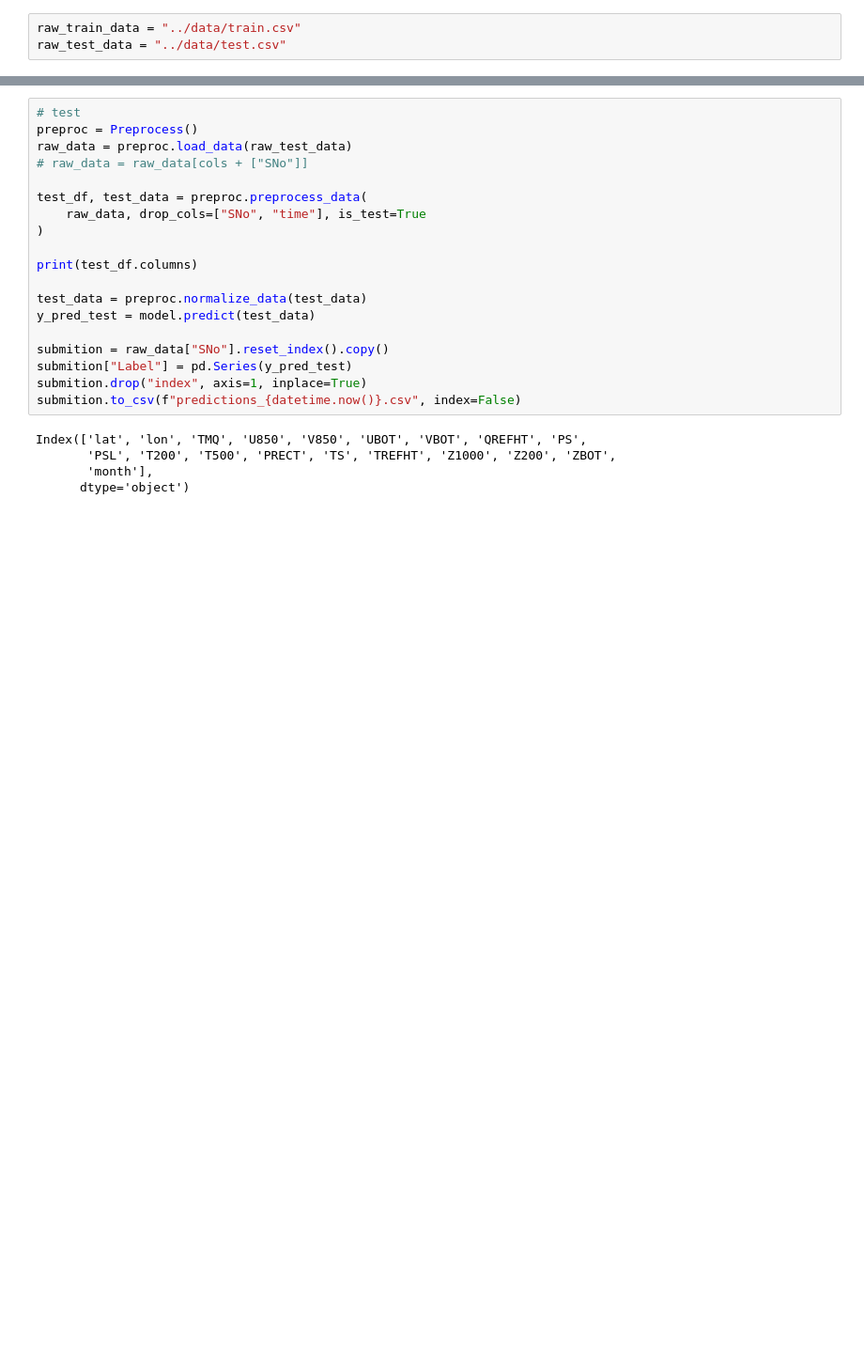
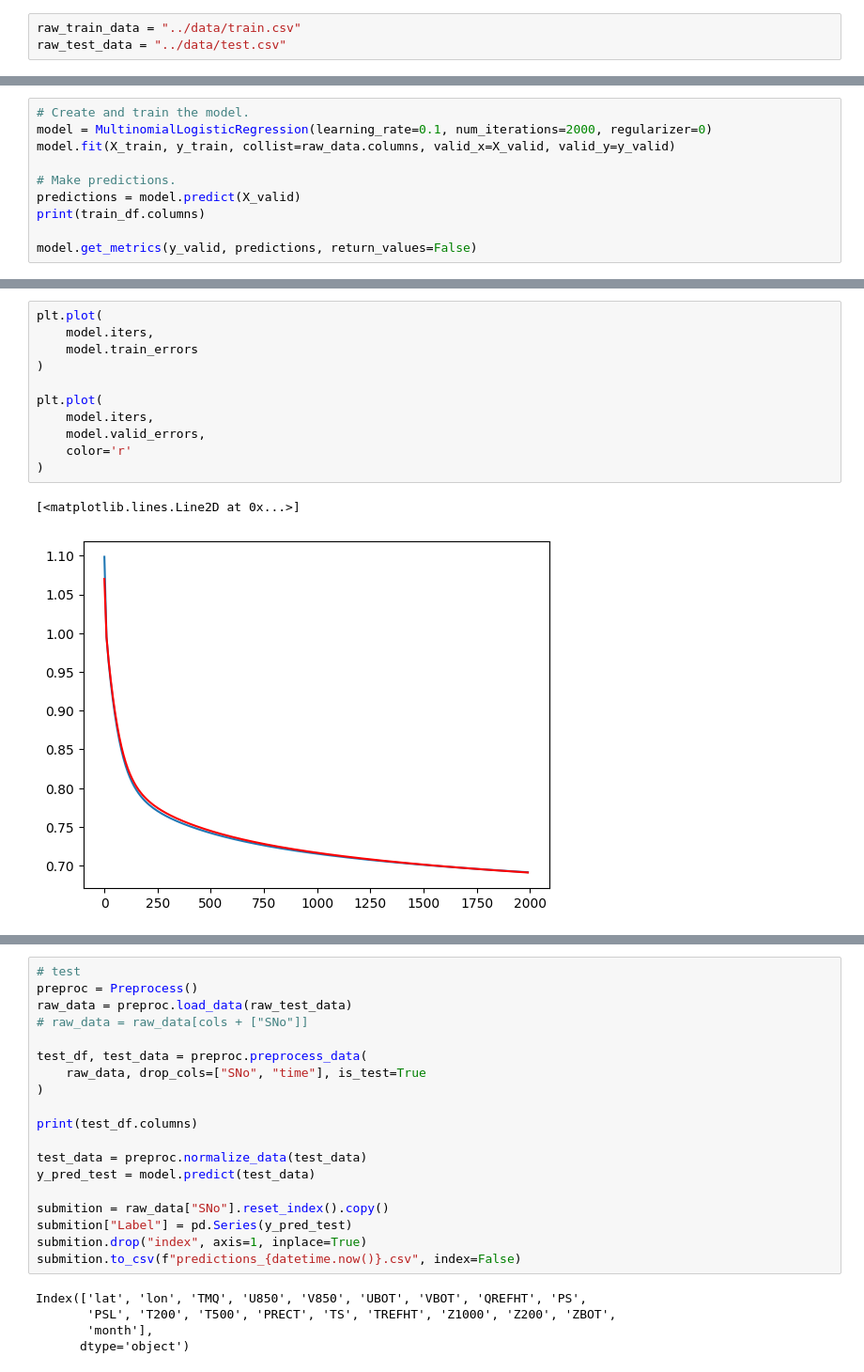
Before and after one commit to rafpinter/extreme-weather-events, a Jupyter notebook: logistic_regression/other_tests/log_reg.ipynb, the cells around one changed output, grey strips where cells are left out. Shown at 94% size. Drawn from its saved outputs; the diff is of its cells as text; blank space fills up the shorter version.

```diff
--- a/logistic_regression/other_tests/log_reg.ipynb
+++ b/logistic_regression/other_tests/log_reg.ipynb
@@ -44,0 +54,10 @@ Index(['lat', 'lon', 'TMQ', 'U850', 'V850', 'UBOT', 'VBOT', 'QREFHT', 'PS',
+# %%
+# Create and train the model.
+model = MultinomialLogisticRegression(learning_rate=0.1, num_iterations=2000, regularizer=0)
+model.fit(X_train, y_train, collist=raw_data.columns, valid_x=X_valid, valid_y=y_valid)
+
+# Make predictions.
+predictions = model.predict(X_valid)
+print(train_df.columns)
+
+model.get_metrics(y_valid, predictions, return_values=False)
@@ -44,0 +82,14 @@ Index(['lat', 'lon', 'TMQ', 'U850', 'V850', 'UBOT', 'VBOT', 'QREFHT', 'PS',
+# %%
+plt.plot(
+    model.iters,
+    model.train_errors
+)
+
+plt.plot(
+    model.iters,
+    model.valid_errors,
+    color='r'
+)
+# %% [output]
+[<matplotlib.lines.Line2D at 0x...>]
+[figure, added]
```
Also changed, not shown: parts of 17 cells of this notebook, 22 other files.
